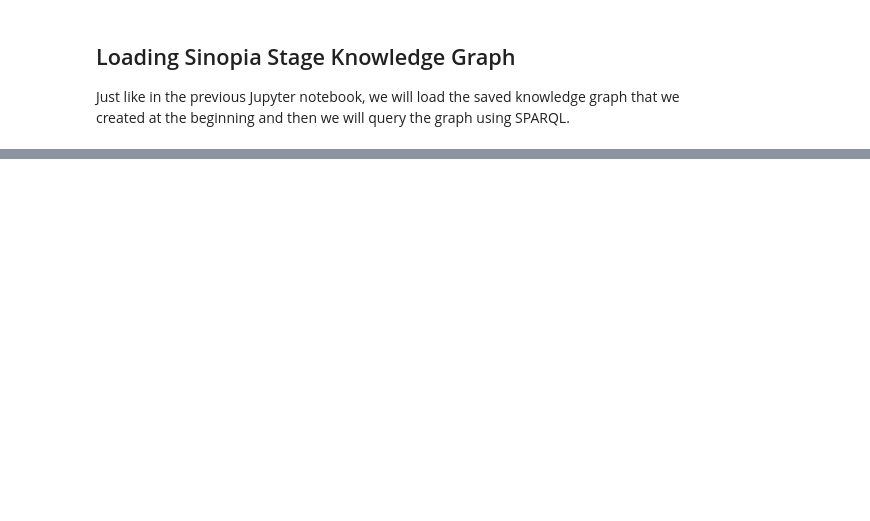
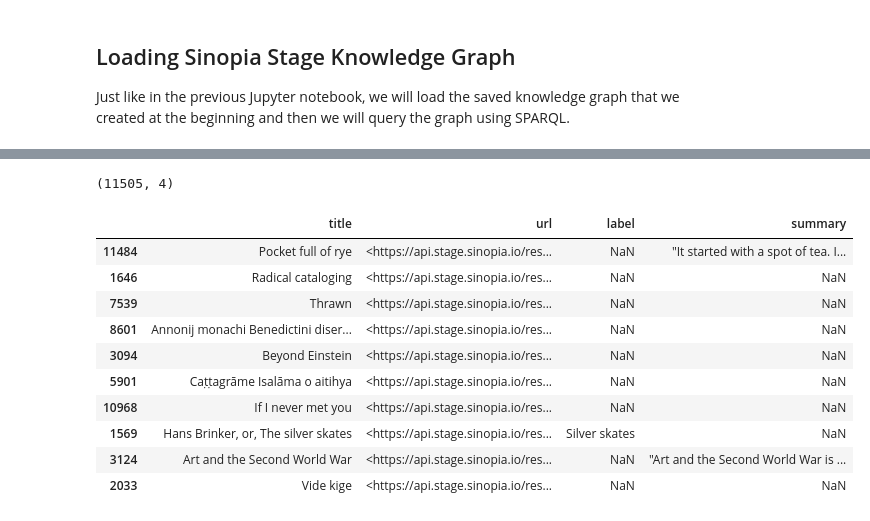
Before and after one commit to LD4P/rdf-ai-workshop, a Jupyter notebook: 03_NLPspaCy.ipynb, the cells around one changed output, grey strips where cells are left out. Saved outputs shown, nothing was run; the diff lists cells and outputs as text; code cells hidden in the pictures; blank space fills up the shorter version.

```diff
--- a/03_NLPspaCy.ipynb
+++ b/03_NLPspaCy.ipynb
@@ -98,0 +119,22 @@ Applying the spaCy Phrase matcher to titles and summaries from the Sinopia
+# %%
+stage_text_nodes = stage_kg.query_as_df(
+    """PREFIX bf: <http://id.loc.gov/ontologies/bibframe/>
+
+SELECT ?title ?label ?summary ?url
+
+WHERE {
+  OPTIONAL {
+      ?title_bnode  bf:mainTitle ?title .
+      ?url bf:title ?title_bnode .
+  }
+  OPTIONAL {
+      ?label_bnode rdfs:label ?label .
+      ?url bf:title ?label_bnode .
+  }
+  OPTIONAl {
+      ?url bf:summary ?summary_bnode .
+      ?summary_bnode rdfs:label ?summary  .
+  }
+}
+"""
+)
@@ -98,0 +143,18 @@ Applying the spaCy Phrase matcher to titles and summaries from the Sinopia
+# %%
+stage_text_nodes.shape
+# %% [output]
+(11505, 4)
+# %%
+stage_text_nodes.sample(10)
+# %% [output]
+|  | title | url | label | summary |
+| 11484 | Pocket full of rye | <https://api.stage.sinopia.io/res... | NaN | "It started with a spot of tea. I... |
+| 1646 | Radical cataloging | <https://api.stage.sinopia.io/res... | NaN | NaN |
+| 7539 | Thrawn | <https://api.stage.sinopia.io/res... | NaN | NaN |
+| 8601 | Annonij monachi Benedictini diser... | <https://api.stage.sinopia.io/res... | NaN | NaN |
+| 3094 | Beyond Einstein | <https://api.stage.sinopia.io/res... | NaN | NaN |
+| 5901 | Caṭṭagrāme Isalāma o aitihya | <https://api.stage.sinopia.io/res... | NaN | NaN |
+| 10968 | If I never met you | <https://api.stage.sinopia.io/res... | NaN | NaN |
+| 1569 | Hans Brinker, or, The silver skates | <https://api.stage.sinopia.io/res... | Silver skates | NaN |
+| 3124 | Art and the Second World War | <https://api.stage.sinopia.io/res... | NaN | "Art and the Second World War is ... |
+| 2033 | Vide kige | <https://api.stage.sinopia.io/res... | NaN | NaN |
```
Also changed, not shown: parts of 79 cells of this notebook, 9 other files.
